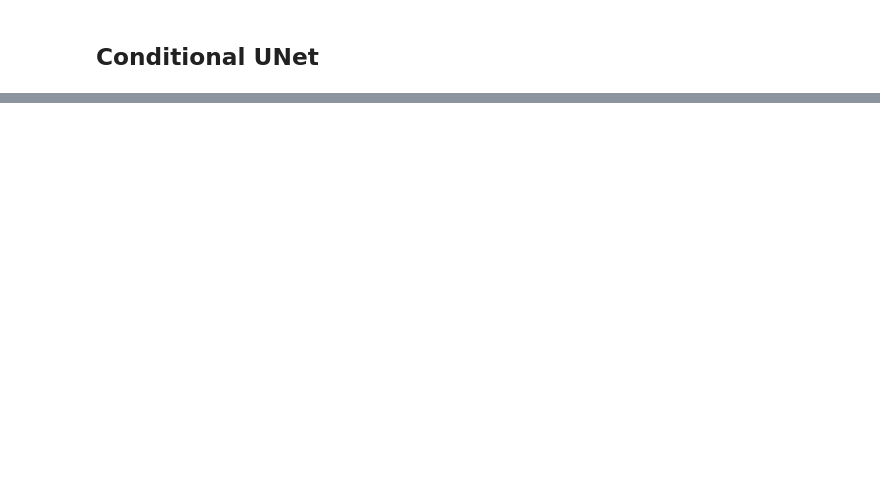
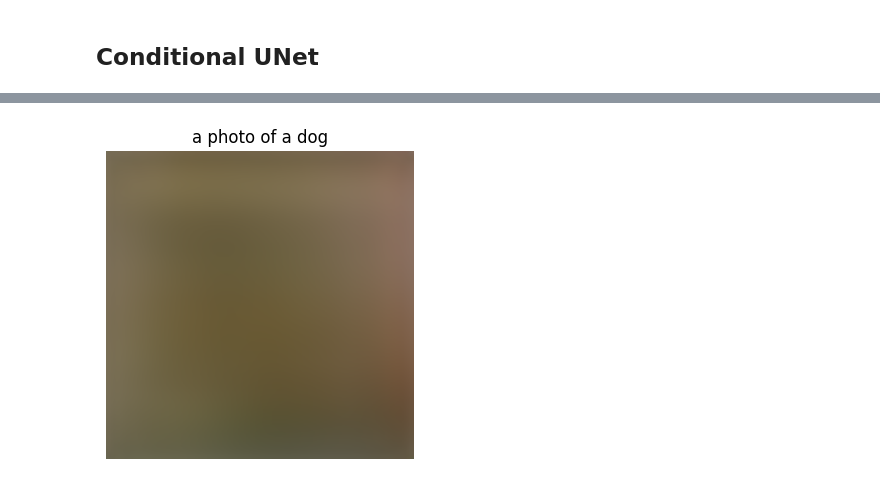
Before and after one commit to BrunooCS/Text-To-Image-Diffusion-Model, a Jupyter notebook: Diffusion.ipynb, the cells around one changed output, grey strips where cells are left out. Drawn from its saved outputs; the diff is of its cells as text; code cells hidden in the pictures; blank space fills up the shorter version.

```diff
--- a/Diffusion.ipynb
+++ b/Diffusion.ipynb
@@ -363,0 +472,11 @@ plt.show()
+# %%
+# Instantiate U-Net and Diffusion
+model     = ConditionalUNet(in_channels=3, out_channels=3,
+                            base_ch=32, time_emb_dim=128, text_emb_dim=512).to(device)
+
+model.load_state_dict(torch.load("output/diffusion_epoch_9.pth")['model_state_dict'])
+model.eval()
+
+encoder = TextEncoder(device)
+
+diffusion = Diffusion(timesteps=timesteps, beta_start=beta_start, beta_end=beta_end, device=device)
@@ -363,0 +587,21 @@ plt.show()
+# %%
+# (c) Custom text-to-image
+def text_to_image(model, diffusion, text_prompt, text_encoder):
+    """
+    Start with pure noise and condition on the user-provided text_prompt
+    """
+    model.eval()
+    text_emb = text_encoder([text_prompt]).to(device)
+    x_t = torch.randn(1, 3, img_size, img_size, device=device)
+    x_gen = denoise_sample(model, diffusion, x_t, timesteps-1, text_emb)
+    return x_gen
+
+prompt = "a photo of a dog"
+generated = text_to_image(model, diffusion, prompt, text_encoder=encoder.forward)
+plt.figure(figsize=(4,4))
+plt.imshow((generated[0].cpu()*0.5+0.5).permute(1,2,0).clamp(0,1))
+plt.title(prompt)
+plt.axis('off')
+plt.show()
+# %% [output]
+[figure, added]
```
Also changed, not shown: parts of 23 cells of this notebook, 2 other files.
